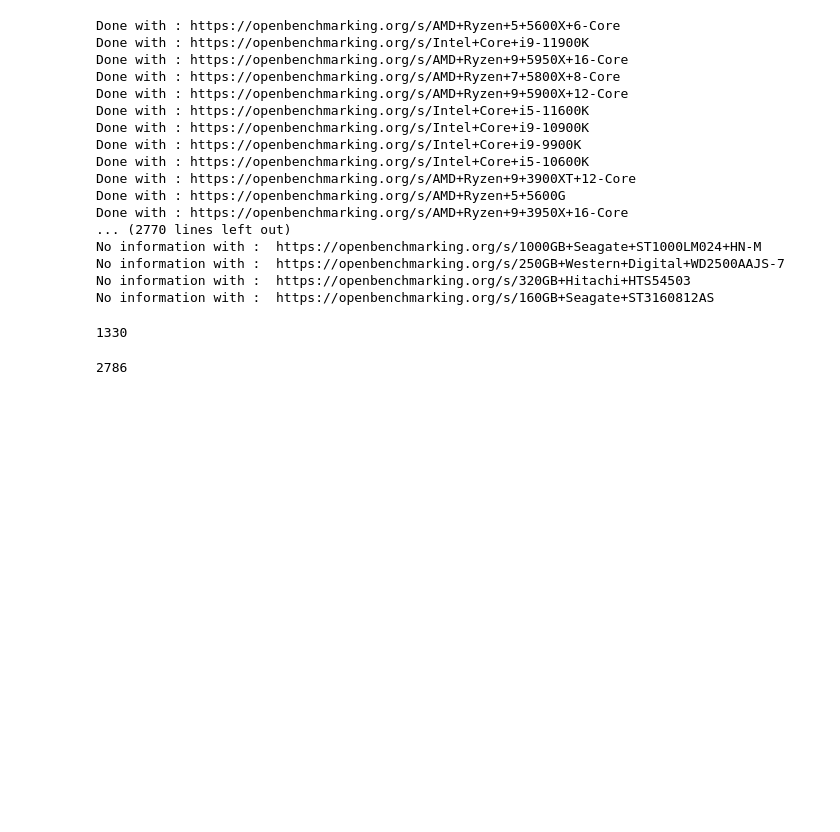
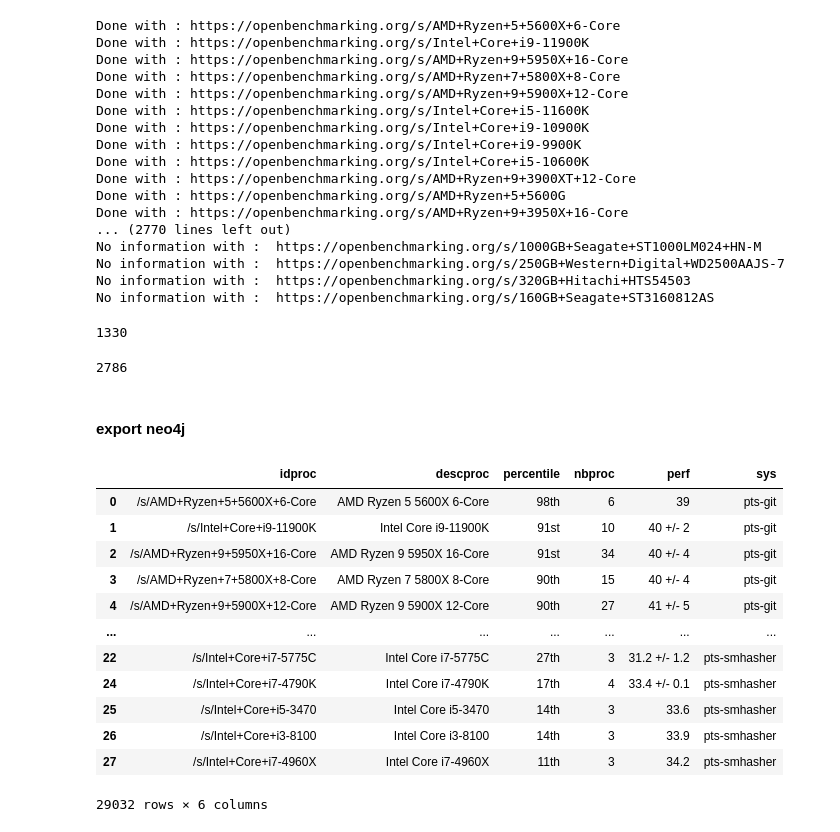
Before and after one commit to llesoil/poc_phoronix, a Jupyter notebook: extraction.ipynb, the cells around one changed output. Cells and saved outputs as stored; diff of their text form; code cells hidden in the pictures; blank space fills up the shorter version.

```diff
--- a/extraction.ipynb
+++ b/extraction.ipynb
@@ -274,3 +274,30 @@ len(no_info_urls)
 len(procs)
 # %% [output]
 2786
+# %% [markdown]
+#### export neo4j
+# %%
+sys_dir = "./data/systems/"
+
+df_final = pd.DataFrame()
+
+for sys_name in os.listdir(sys_dir):
+    df = pd.read_table(sys_dir+sys_name, sep=',', index_col = 0)
+    df["sys"] = sys_name[:-4]
+    df_final = pd.concat([df_final,df])
+
+df_final
+# %% [output]
+|  | idproc | descproc | percentile | nbproc | perf | sys |
+| 0 | /s/AMD+Ryzen+5+5600X+6-Core | AMD Ryzen 5 5600X 6-Core | 98th | 6 | 39 | pts-git |
+| 1 | /s/Intel+Core+i9-11900K | Intel Core i9-11900K | 91st | 10 | 40 +/- 2 | pts-git |
+| 2 | /s/AMD+Ryzen+9+5950X+16-Core | AMD Ryzen 9 5950X 16-Core | 91st | 34 | 40 +/- 4 | pts-git |
+| 3 | /s/AMD+Ryzen+7+5800X+8-Core | AMD Ryzen 7 5800X 8-Core | 90th | 15 | 40 +/- 4 | pts-git |
+| 4 | /s/AMD+Ryzen+9+5900X+12-Core | AMD Ryzen 9 5900X 12-Core | 90th | 27 | 41 +/- 5 | pts-git |
+| ... | ... | ... | ... | ... | ... | ... |
+| 22 | /s/Intel+Core+i7-5775C | Intel Core i7-5775C | 27th | 3 | 31.2 +/- 1.2 | pts-smhasher |
+| 24 | /s/Intel+Core+i7-4790K | Intel Core i7-4790K | 17th | 4 | 33.4 +/- 0.1 | pts-smhasher |
+| 25 | /s/Intel+Core+i5-3470 | Intel Core i5-3470 | 14th | 3 | 33.6 | pts-smhasher |
+| 26 | /s/Intel+Core+i3-8100 | Intel Core i3-8100 | 14th | 3 | 33.9 | pts-smhasher |
+| 27 | /s/Intel+Core+i7-4960X | Intel Core i7-4960X | 11th | 3 | 34.2 | pts-smhasher |
+29032 rows × 6 columns
```
Also changed, not shown: parts of 3 cells of this notebook, 6 other files.
